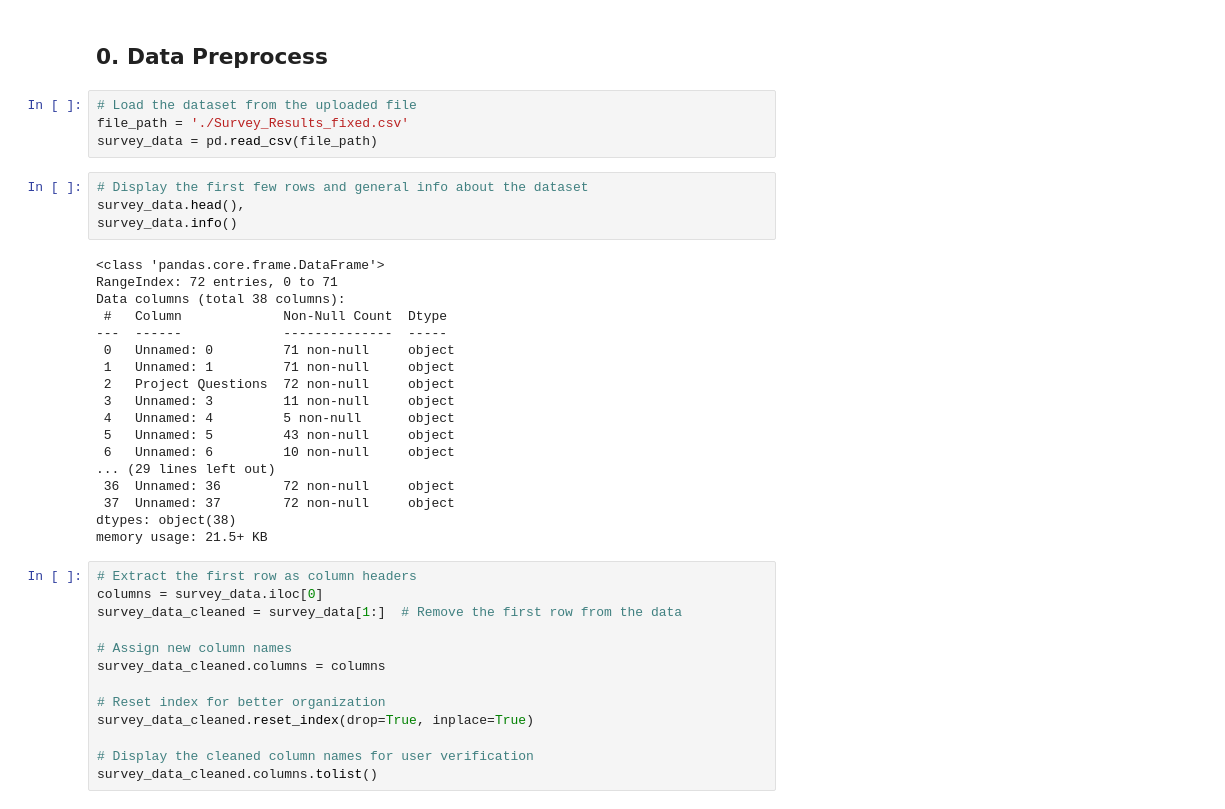
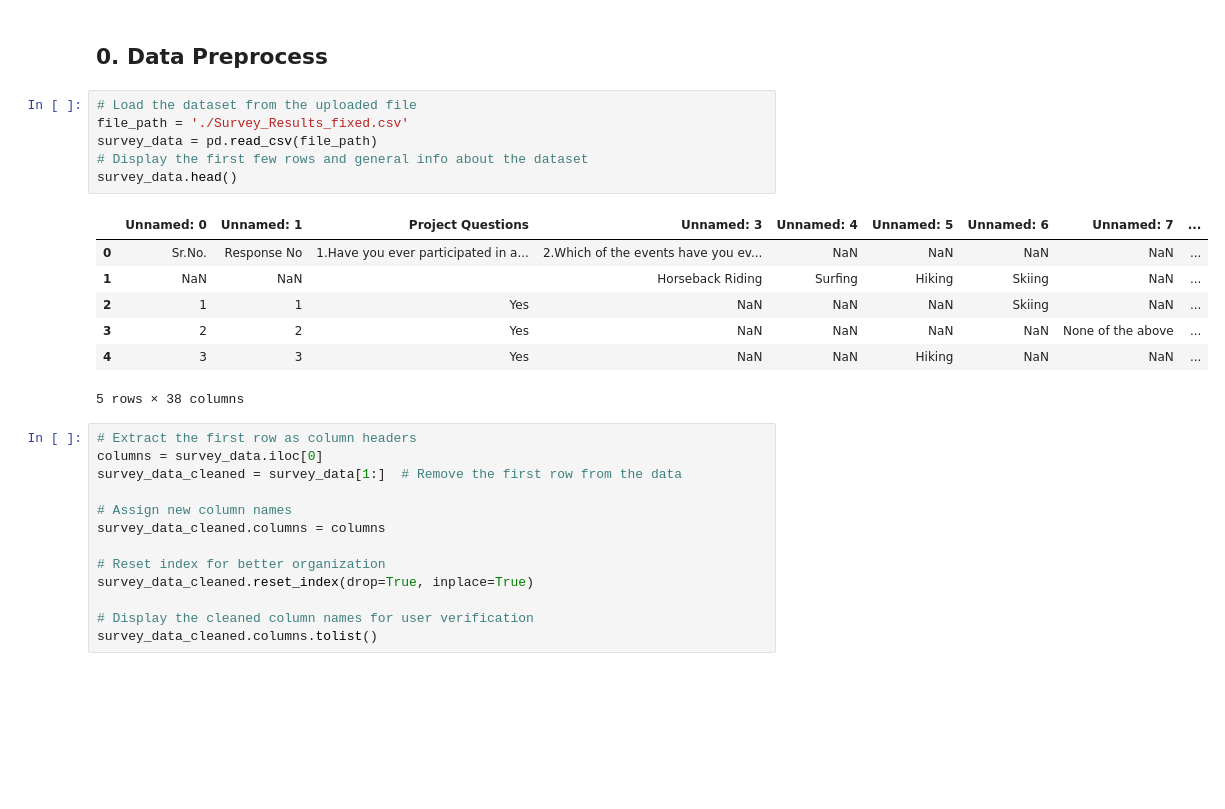
Before and after one commit to hmente/marketing-analytics-gp, a Jupyter notebook: main.ipynb, the cells around one changed output. Saved outputs shown, nothing was run; the diff lists cells and outputs as text; blank space fills up the shorter version.

```diff
--- a/main.ipynb
+++ b/main.ipynb
@@ -13,29 +19,17 @@ import pandas as pd
 # %%
 # Load the dataset from the uploaded file
 file_path = './Survey_Results_fixed.csv'
 survey_data = pd.read_csv(file_path)
+# Display the first few rows and general info about the dataset
+survey_data.head()
+# %% [output]
+|  | Unnamed: 0 | Unnamed: 1 | Project Questions | Unnamed: 3 | Unnamed: 4 | Unnamed: 5 | Unnamed: 6 | Unnamed: 7 | ... |
+| 0 | Sr.No. | Response No | 1.Have you ever participated in a... | 2.Which of the events have you ev... | NaN | NaN | NaN | NaN | ... |
+| 1 | NaN | NaN |  | Horseback Riding | Surfing | Hiking | Skiing | NaN | ... |
+| 2 | 1 | 1 | Yes | NaN | NaN | NaN | Skiing | NaN | ... |
+| 3 | 2 | 2 | Yes | NaN | NaN | NaN | NaN | None of the above | ... |
+| 4 | 3 | 3 | Yes | NaN | NaN | Hiking | NaN | NaN | ... |
+5 rows × 38 columns
-# %%
-# Display the first few rows and general info about the dataset
-survey_data.head(),
-survey_data.info()
-# %% [output]
-<class 'pandas.core.frame.DataFrame'>
-RangeIndex: 72 entries, 0 to 71
-Data columns (total 38 columns):
- #   Column             Non-Null Count  Dtype
----  ------             --------------  -----
- 0   Unnamed: 0         71 non-null     object
- 1   Unnamed: 1         71 non-null     object
- 2   Project Questions  72 non-null     object
- 3   Unnamed: 3         11 non-null     object
- 4   Unnamed: 4         5 non-null      object
- 5   Unnamed: 5         43 non-null     object
- 6   Unnamed: 6         10 non-null     object
-... (29 lines left out)
- 36  Unnamed: 36        72 non-null     object
- 37  Unnamed: 37        72 non-null     object
-dtypes: object(38)
-memory usage: 21.5+ KB
 # %%
 # Extract the first row as column headers
 columns = survey_data.iloc[0]
```
Also changed, not shown: parts of 27 cells of this notebook, 4 other files.
